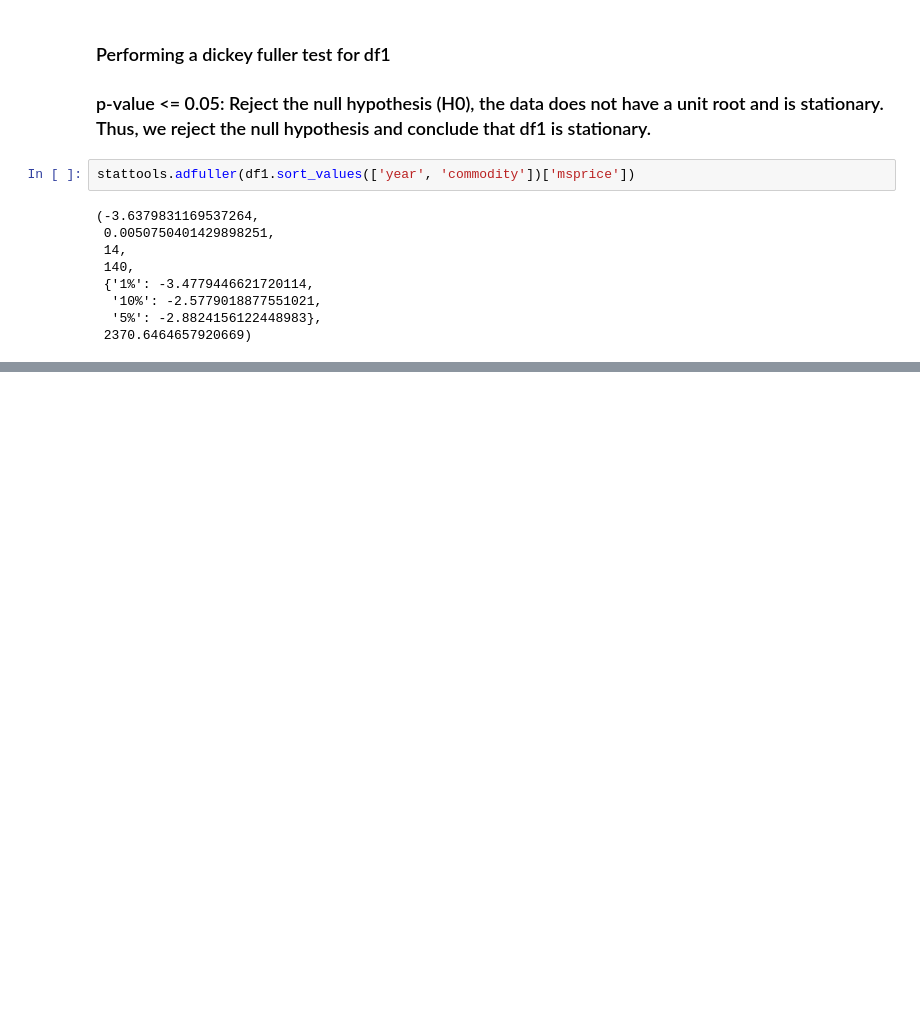
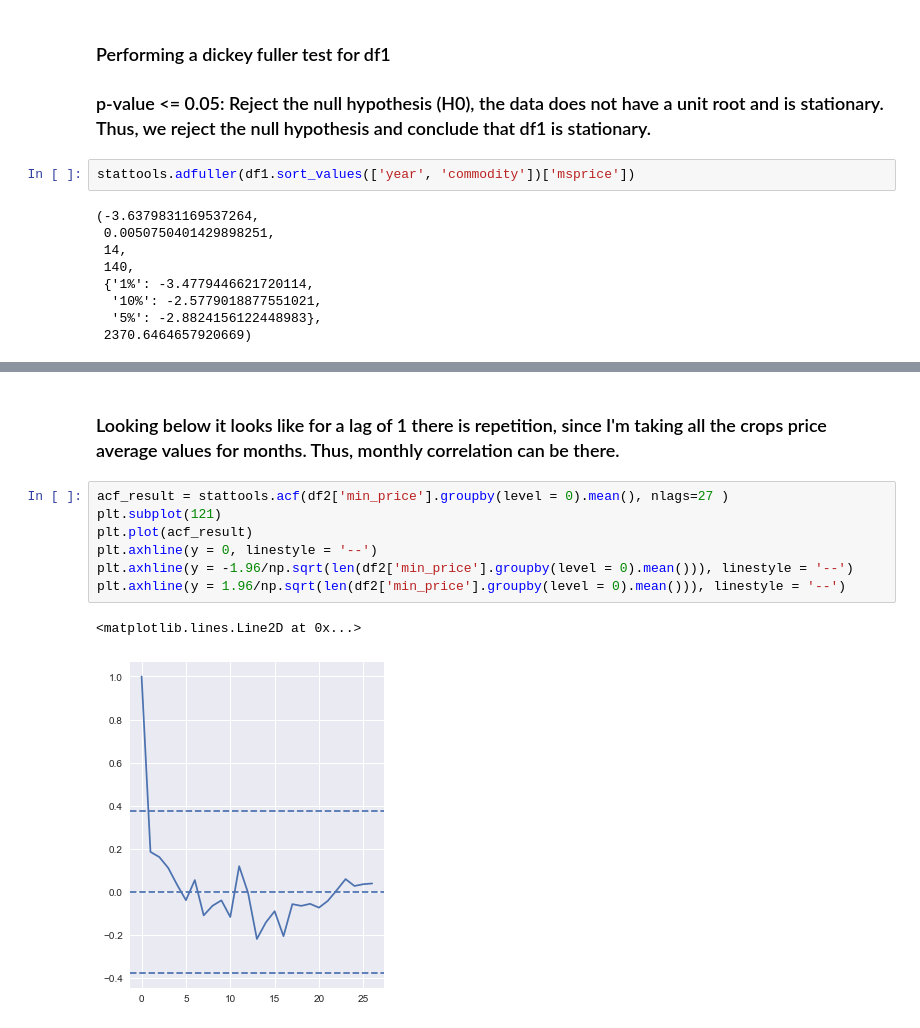
Before and after one commit to sirius0503/Trends_In_APMC, a Jupyter notebook: apmc_trends.ipynb, the cells around one changed output, grey strips where cells are left out. Cells and saved outputs as stored; diff of their text form; blank space fills up the shorter version.

```diff
--- a/apmc_trends.ipynb
+++ b/apmc_trends.ipynb
@@ -370,0 +395,12 @@ stattools.adfuller(df1.sort_values(['year', 'commodity'])['msprice'])
+# %% [markdown]
+###  Looking below it looks like for a lag of 1 there is repetition, since I'm taking all the crops price average values for months. Thus, monthly correlation can be there.
+# %%
+acf_result = stattools.acf(df2['min_price'].groupby(level = 0).mean(), nlags=27 )
+plt.subplot(121)
+plt.plot(acf_result)
+plt.axhline(y = 0, linestyle = '--')
+plt.axhline(y = -1.96/np.sqrt(len(df2['min_price'].groupby(level = 0).mean())), linestyle = '--')
+plt.axhline(y = 1.96/np.sqrt(len(df2['min_price'].groupby(level = 0).mean())), linestyle = '--')
+# %% [output]
+<matplotlib.lines.Line2D at 0x...>
+[figure, added]
```
Also changed, not shown: parts of 38 cells of this notebook.
